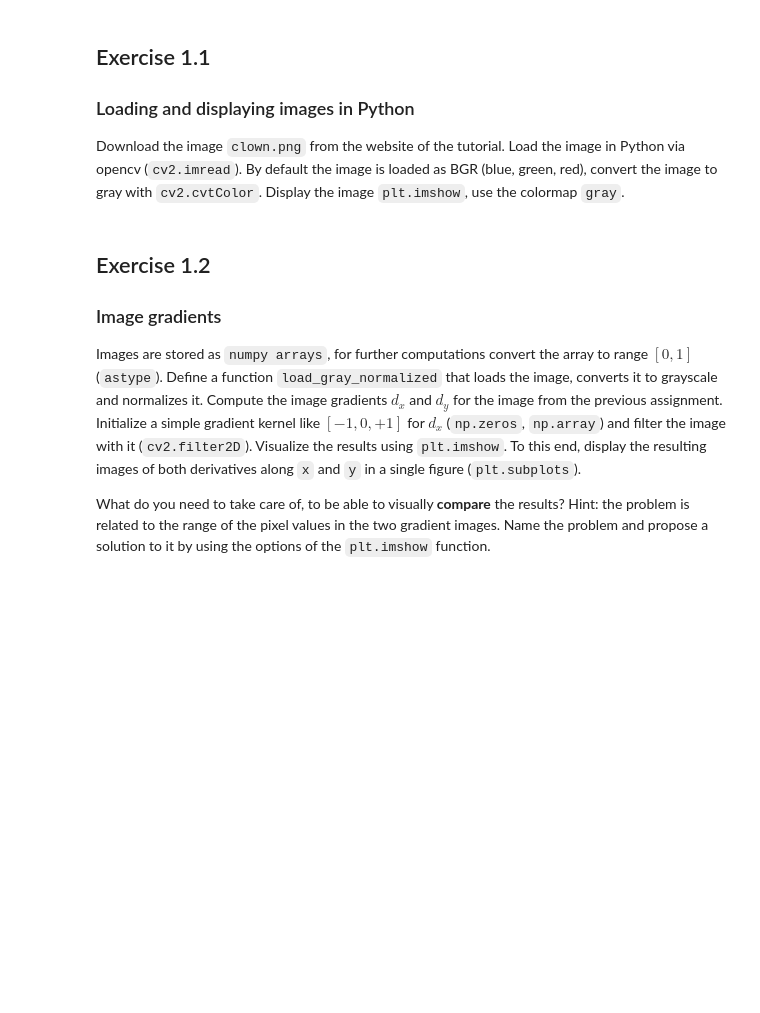
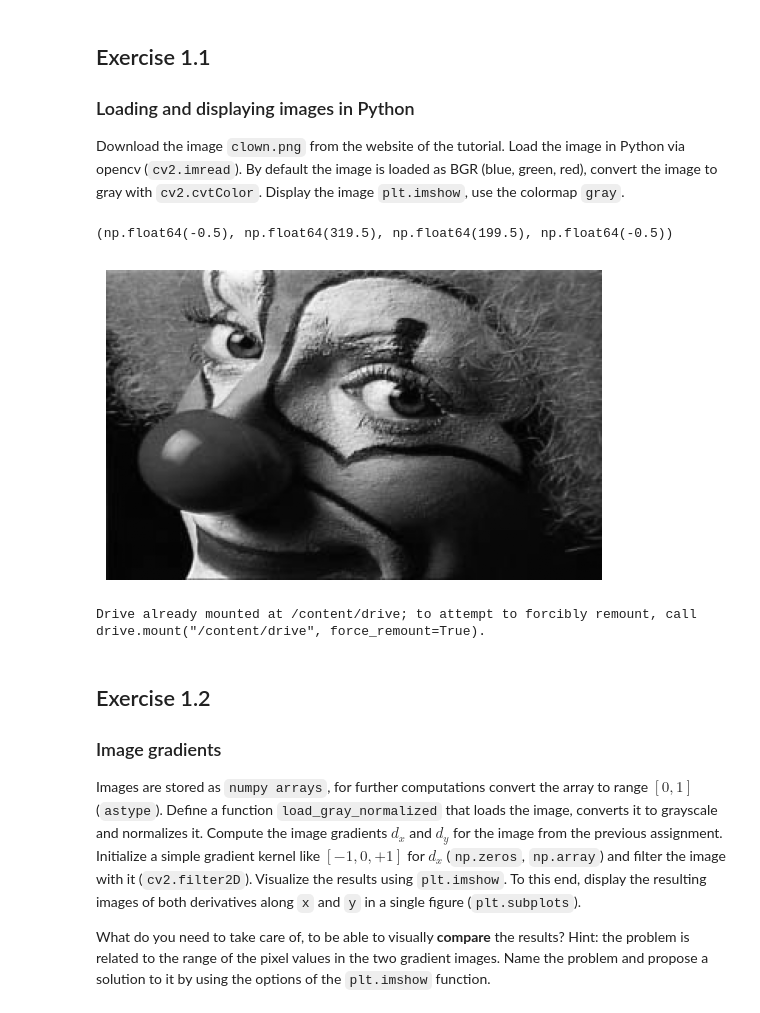
Before and after one commit to mikahoppe/computer-vision, a Jupyter notebook: 1-image-loading.ipynb, the cells around one changed output. Drawn from its saved outputs; the diff is of its cells as text; code cells hidden in the pictures; blank space fills up the shorter version.

Commit message:
Add solutions to exercise 1

```diff
--- a/1-image-loading.ipynb
+++ b/1-image-loading.ipynb
@@ -39,12 +47,22 @@ the image in Python via opencv (`cv2.imread`). By default the image is loaded as
 Display the image `plt.imshow`, use the colormap `gray`.
 # %%
 # TODO: define image path
-
+path = '/content/cs4250/data/exercise_1/clown.png'
 # TODO: read image
-
+image = cv2.imread(path)
 # TODO: convert image to grayscale
-
+grayscale = cv2.cvtColor(image, cv2.COLOR_BGR2GRAY)
 # TODO: display image
+plt.imshow(grayscale, cmap="gray")
+plt.axis("off")
+# %% [output]
+(np.float64(-0.5), np.float64(319.5), np.float64(199.5), np.float64(-0.5))
+[figure, added]
+# %%
+from google.colab import drive
+drive.mount('/content/drive')
+# %% [output]
+Drive already mounted at /content/drive; to attempt to forcibly remount, call drive.mount("/content/drive", force_remount=True).
 # %% [markdown]
 ## Exercise 1.2
 ### Image gradients
```
Also changed, not shown: parts of 22 cells of this notebook.
